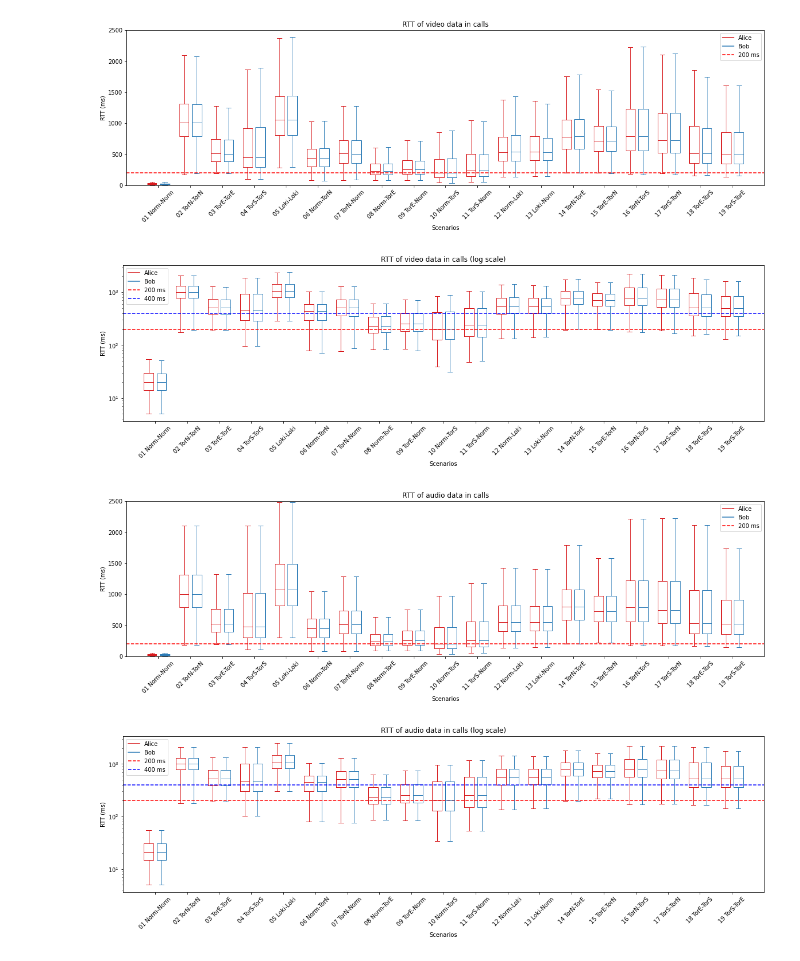
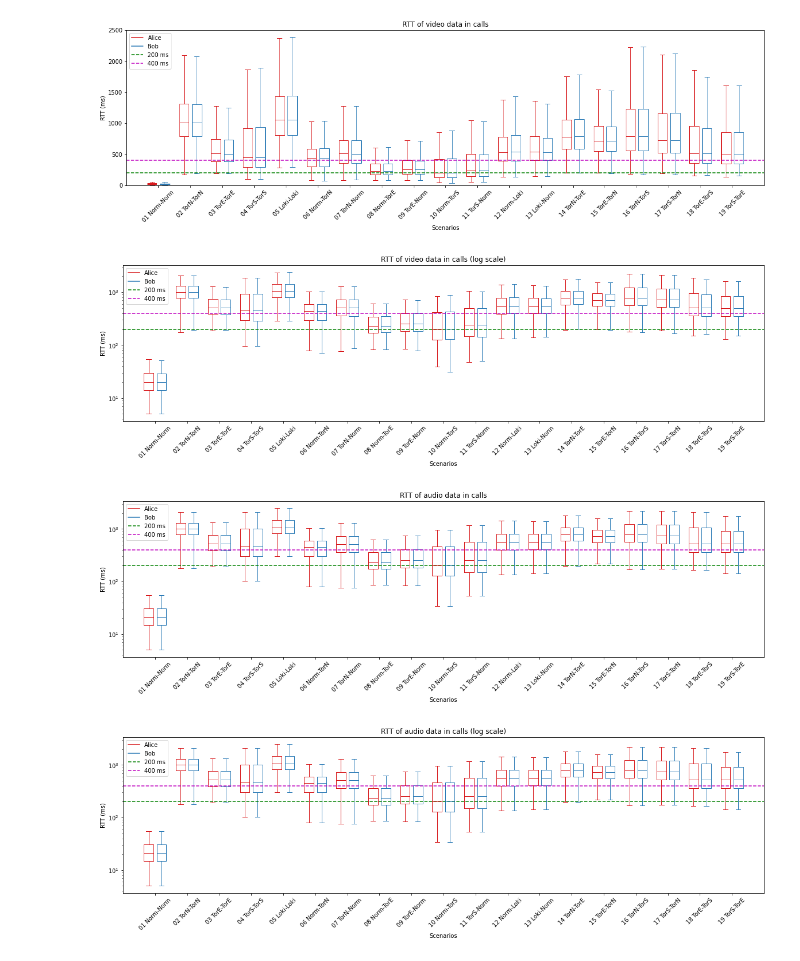
Before and after one commit to Master2022E/OnionRTC-experiment, a Jupyter notebook: Dataprocess/RoundTripTimeBoxPlot.ipynb, the cells around one changed output. Cells and saved outputs as stored; diff of their text form; code cells hidden in the pictures.

Commit message:
Update placement of Legend description and add Closeup plots (Scenarios 1, 8, 9, 10 and 11).

```diff
--- a/Dataprocess/RoundTripTimeBoxPlot.ipynb
+++ b/Dataprocess/RoundTripTimeBoxPlot.ipynb
@@ -116,8 +120,8 @@ for scenario in hf.scenarios:
   s = scenario["scenario"]
   a = scenario["alice"]
   b = scenario["bob"]
-  dataA.append(plotDf.loc[(plotDf["scenario"] == scenario["scenario"]) & (plotDf["mediaType"] == "video") & (plotDf["client"] == scenario["alice"])]["RTT"].values * 1000)
-  dataB.append(plotDf.loc[(plotDf["scenario"] == scenario["scenario"]) & (plotDf["mediaType"] == "video") & (plotDf["client"] == scenario["bob"])]["RTT"].values * 1000)
+  dataA.append(plotDf.loc[(plotDf["scenario"] == s) & (plotDf["mediaType"] == "video") & (plotDf["client"] == a)]["RTT"].values * 1000)
+  dataB.append(plotDf.loc[(plotDf["scenario"] == s) & (plotDf["mediaType"] == "video") & (plotDf["client"] == b)]["RTT"].values * 1000)
 
   # Times 1000 to convert to ms.
 
@@ -150,16 +154,16 @@ plt.xlim(-2, len(ticks)*2)
 plt.ylabel('RTT (ms)')
 plt.ylim(0, 2500)
 
-plt.axhline(y = 200, color = 'r', linestyle = 'dashed', label = "200 ms")
-#plt.axhline(y = 400, color = 'b', linestyle = 'dashed', label = "400 ms")
+plt.axhline(y = 200, color = 'g', linestyle = 'dashed', label = "200 ms")
+plt.axhline(y = 400, color = 'm', linestyle = 'dashed', label = "400 ms")
 
 
-plt.legend()
+plt.legend(loc="upper left")
 plt.savefig("output_folder/BoxPlotRttVideo.png", format="png", bbox_inches='tight', transparent=False, dpi=600, pad_inches=0.1, facecolor='w', edgecolor='w')
 plt.savefig("output_folder/BoxPlotRttVideo.svg", format="svg", bbox_inches='tight', transparent=False, dpi=600, pad_inches=0.1, facecolor='w', edgecolor='w')
 plt.show()
 # %% [output]
-[figure, old version]
+[figure, new version]
 # %%
 dataA = []
 dataB = []
@@ -167,8 +171,8 @@ for scenario in hf.scenarios:
   s = scenario["scenario"]
   a = scenario["alice"]
   b = scenario["bob"]
-  dataA.append(plotDf.loc[(plotDf["scenario"] == scenario["scenario"]) & (plotDf["mediaType"] == "video") & (plotDf["client"] == scenario["alice"])]["RTT"].values * 1000)
-  dataB.append(plotDf.loc[(plotDf["scenario"] == scenario["scenario"]) & (plotDf["mediaType"] == "video") & (plotDf["client"] == scenario["bob"])]["RTT"].values * 1000)
+  dataA.append(plotDf.loc[(plotDf["scenario"] == s) & (plotDf["mediaType"] == "video") & (plotDf["client"] == a)]["RTT"].values * 1000)
+  dataB.append(plotDf.loc[(plotDf["scenario"] == s) & (plotDf["mediaType"] == "video") & (plotDf["client"] == b)]["RTT"].values * 1000)
 
   # Times 1000 to convert to ms.
 
@@ -201,16 +205,16 @@ plt.xlim(-2, len(ticks)*2)
 plt.ylabel('RTT (ms)')
 plt.yscale('log',base=10)
 
-plt.axhline(y = 200, color = 'r', linestyle = 'dashed', label = "200 ms")
-plt.axhline(y = 400, color = 'b', linestyle = 'dashed', label = "400 ms")
+plt.axhline(y = 200, color = 'g', linestyle = 'dashed', label = "200 ms")
+plt.axhline(y = 400, color = 'm', linestyle = 'dashed', label = "400 ms")
 
 
-plt.legend()
+plt.legend(loc="upper left")
 plt.savefig("output_folder/BoxPlotRttVideoLogScale.png", format="png", bbox_inches='tight', transparent=False, dpi=600, pad_inches=0.1, facecolor='w', edgecolor='w')
 plt.savefig("output_folder/BoxPlotRttVideoLogScale.svg", format="svg", bbox_inches='tight', transparent=False, dpi=600, pad_inches=0.1, facecolor='w', edgecolor='w')
 plt.show()
 # %% [output]
-[figure, old version]
+[figure, new version]
 # %%
 dataA = []
 dataB = []
@@ -218,8 +222,8 @@ for scenario in hf.scenarios:
   s = scenario["scenario"]
   a = scenario["alice"]
   b = scenario["bob"]
-  dataA.append(plotDf.loc[(plotDf["scenario"] == scenario["scenario"]) & (plotDf["mediaType"] == "audio") & (plotDf["client"] == scenario["alice"])]["RTT"].values * 1000)
-  dataB.append(plotDf.loc[(plotDf["scenario"] == scenario["scenario"]) & (plotDf["mediaType"] == "audio") & (plotDf["client"] == scenario["bob"])]["RTT"].values * 1000)
+  dataA.append(plotDf.loc[(plotDf["scenario"] == s) & (plotDf["mediaType"] == "audio") & (plotDf["client"] == a)]["RTT"].values * 1000)
+  dataB.append(plotDf.loc[(plotDf["scenario"] == s) & (plotDf["mediaType"] == "audio") & (plotDf["client"] == b)]["RTT"].values * 1000)
 
   # Times 1000 to convert to ms.
 
@@ -228,40 +232,40 @@ def set_box_color(bp, color):
     plt.setp(bp['whiskers'], color=color)
     plt.setp(bp['caps'], color=color)
     plt.setp(bp['medians'], color=color)
+
 
 plt.figure()
 
 bpl = plt.boxplot(dataA, positions=np.array(range(len(dataA)))*2.0-0.4, sym='', widths=0.6)
 bpr = plt.boxplot(dataB, positions=np.array(range(len(dataB)))*2.0+0.4, sym='', widths=0.6)
 set_box_color(bpl, '#D7191C') # colors are from http://colorbrewer2.org/
 set_box_color(bpr, '#2C7BB6')
 
 
 # draw temporary red and blue lines and use them to create a legend
 plt.plot([], c='#D7191C', label='Alice')
 plt.plot([], c='#2C7BB6', label='Bob')
 plt.title("RTT of audio data in calls")
 plt.rcParams["figure.figsize"] = [20,5]
 
 plt.xlabel('Scenarios')
 ticks = hf.getScenarioLabels(plotDf["scenario"].unique())
 plt.xticks(range(0, len(ticks) * 2, 2), ticks, rotation=45)
 plt.xlim(-2, len(ticks)*2)
 
 plt.ylabel('RTT (ms)')
-plt.ylim(0, 2500)
+plt.yscale('log',base=10)
 
-plt.axhline(y = 200, color = 'r', linestyle = 'dashed', label = "200 ms")
-#plt.axhline(y = 400, color = 'b', linestyle = 'dashed', label = "400 ms")
+plt.axhline(y = 200, color = 'g', linestyle = 'dashed', label = "200 ms")
+plt.axhline(y = 400, color = 'm', linestyle = 'dashed', label = "400 ms")
 
 
-
-plt.legend()
+plt.legend(loc="upper left")
 plt.savefig("output_folder/BoxPlotRttAudio.png", format="png", bbox_inches='tight', transparent=False, dpi=600, pad_inches=0.1, facecolor='w', edgecolor='w')
 plt.savefig("output_folder/BoxPlotRttAudio.svg", format="svg", bbox_inches='tight', transparent=False, dpi=600, pad_inches=0.1, facecolor='w', edgecolor='w')
 plt.show()
 # %% [output]
-[figure, old version]
+[figure, new version]
 # %%
 dataA = []
 dataB = []
@@ -269,8 +273,8 @@ for scenario in hf.scenarios:
   s = scenario["scenario"]
   a = scenario["alice"]
   b = scenario["bob"]
-  dataA.append(plotDf.loc[(plotDf["scenario"] == scenario["scenario"]) & (plotDf["mediaType"] == "audio") & (plotDf["client"] == scenario["alice"])]["RTT"].values * 1000)
-  dataB.append(plotDf.loc[(plotDf["scenario"] == scenario["scenario"]) & (plotDf["mediaType"] == "audio") & (plotDf["client"] == scenario["bob"])]["RTT"].values * 1000)
+  dataA.append(plotDf.loc[(plotDf["scenario"] == s) & (plotDf["mediaType"] == "audio") & (plotDf["client"] == a)]["RTT"].values * 1000)
+  dataB.append(plotDf.loc[(plotDf["scenario"] == s) & (plotDf["mediaType"] == "audio") & (plotDf["client"] == b)]["RTT"].values * 1000)
 
   # Times 1000 to convert to ms.
 
@@ -302,12 +306,12 @@ plt.xlim(-2, len(ticks)*2)
 plt.ylabel('RTT (ms)')
 plt.yscale('log',base=10)
 
-plt.axhline(y = 200, color = 'r', linestyle = 'dashed', label = "200 ms")
-plt.axhline(y = 400, color = 'b', linestyle = 'dashed', label = "400 ms")
+plt.axhline(y = 200, color = 'g', linestyle = 'dashed', label = "200 ms")
+plt.axhline(y = 400, color = 'm', linestyle = 'dashed', label = "400 ms")
 
-plt.legend()
+plt.legend(loc="upper left")
 plt.savefig("output_folder/BoxPlotRttAudioLogScale.png", format="png", bbox_inches='tight', transparent=False, dpi=600, pad_inches=0.1, facecolor='w', edgecolor='w')
 plt.savefig("output_folder/BoxPlotRttAudioLogScale.svg", format="svg", bbox_inches='tight', transparent=False, dpi=600, pad_inches=0.1, facecolor='w', edgecolor='w')
 plt.show()
 # %% [output]
-[figure, old version]
+[figure, new version]
```
Also changed, not shown: parts of 4 cells of this notebook, 36 other files.
